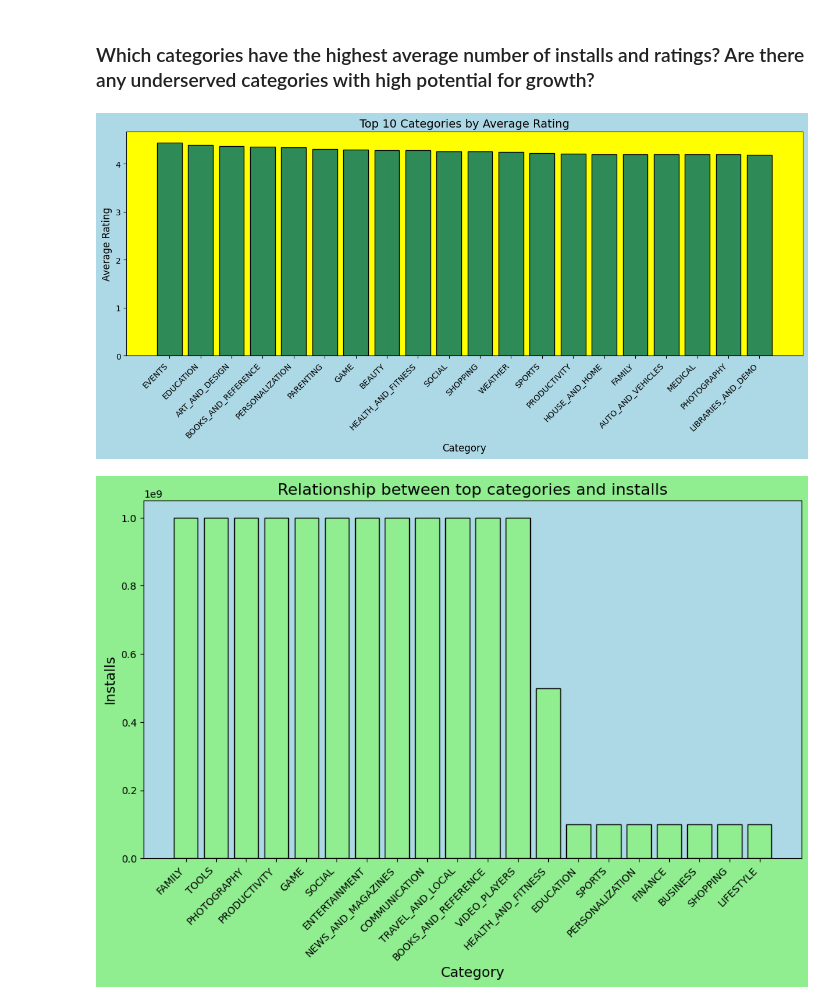
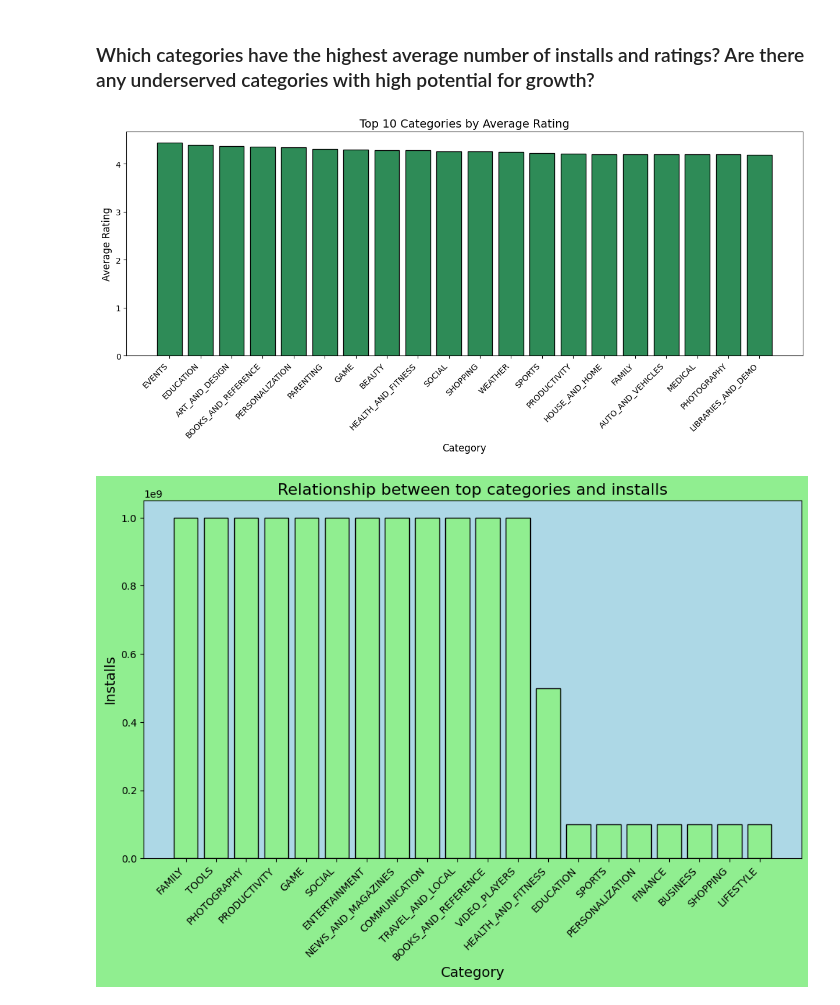
Before and after one commit to polymons/Deep-Learning-Experiments, a Jupyter notebook: google-play-store-apps-analysis.ipynb, the cells around one changed output. Drawn from its saved outputs; the diff is of its cells as text; code cells hidden in the pictures.

```diff
--- a/google-play-store-apps-analysis.ipynb
+++ b/google-play-store-apps-analysis.ipynb
@@ -77,17 +75,17 @@ top_ratings = df.groupby('Category')['Rating'].mean().round(2).sort_values(ascen
 # %%
 plt.figure(figsize=(15,5))
 plt.bar(top_ratings.index, top_ratings.values, color='seagreen', edgecolor='black')
 plt.xlabel('Category', fontsize=12)
 plt.ylabel('Average Rating', fontsize=12)
 plt.title('Top 10 Categories by Average Rating', fontsize=14)
 plt.xticks(rotation=45, ha='right', fontsize=10)
-fig = plt.gcf()
-ax = plt.gca()
-fig.patch.set_facecolor('lightblue')
-ax.set_facecolor('yellow')
+#fig = plt.gcf()
+#ax = plt.gca()
+#fig.patch.set_facecolor('lightblue')
+#ax.set_facecolor('yellow')
 plt.show()
 # %% [output]
-[figure, old version]
+[figure, new version]
 # %%
 df['Installs'] = df['Installs'].str.replace('[^\d]', '', regex=True).astype(int)
 # %%
```
Also changed, not shown: parts of 29 cells of this notebook.
